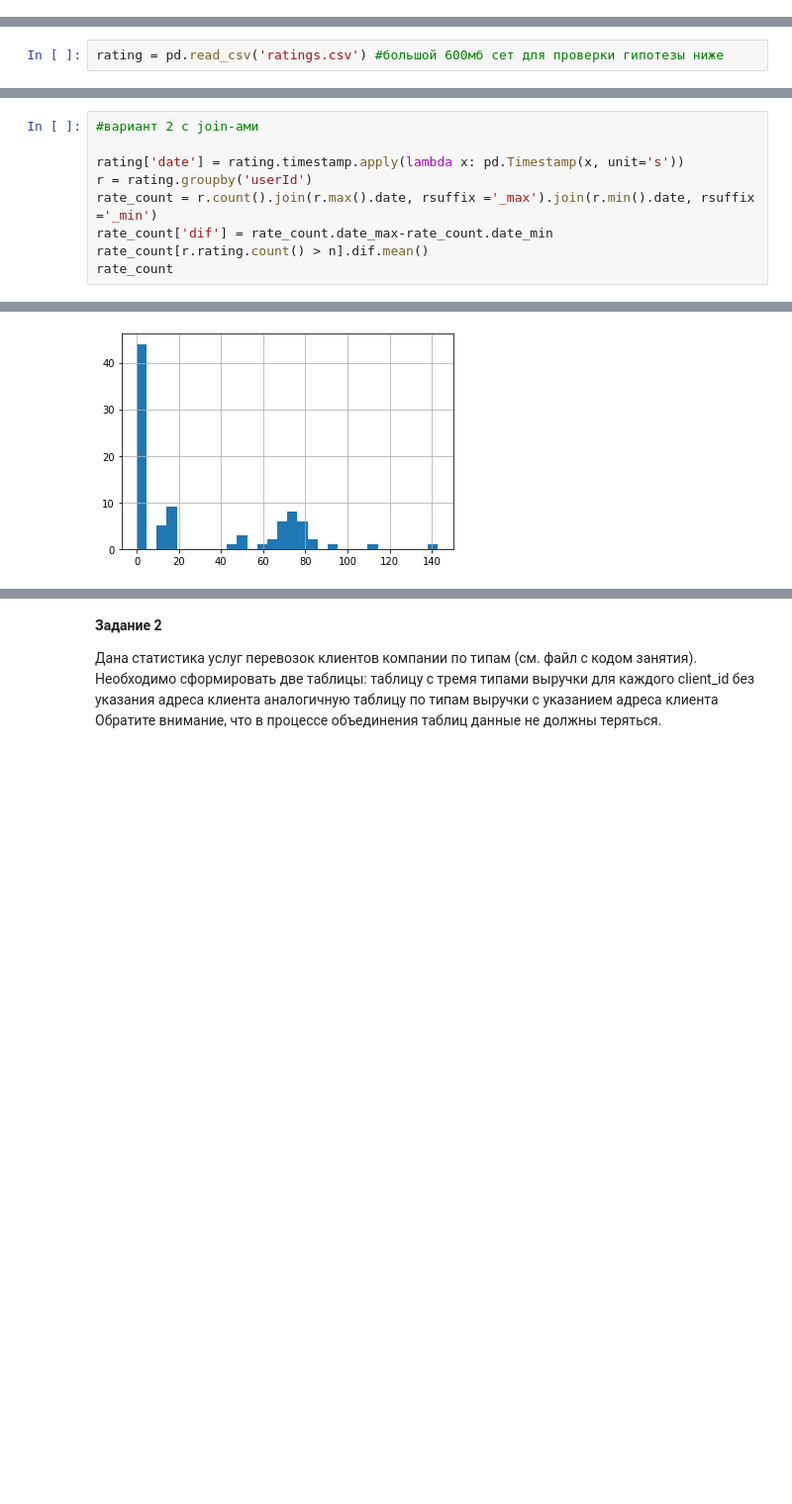
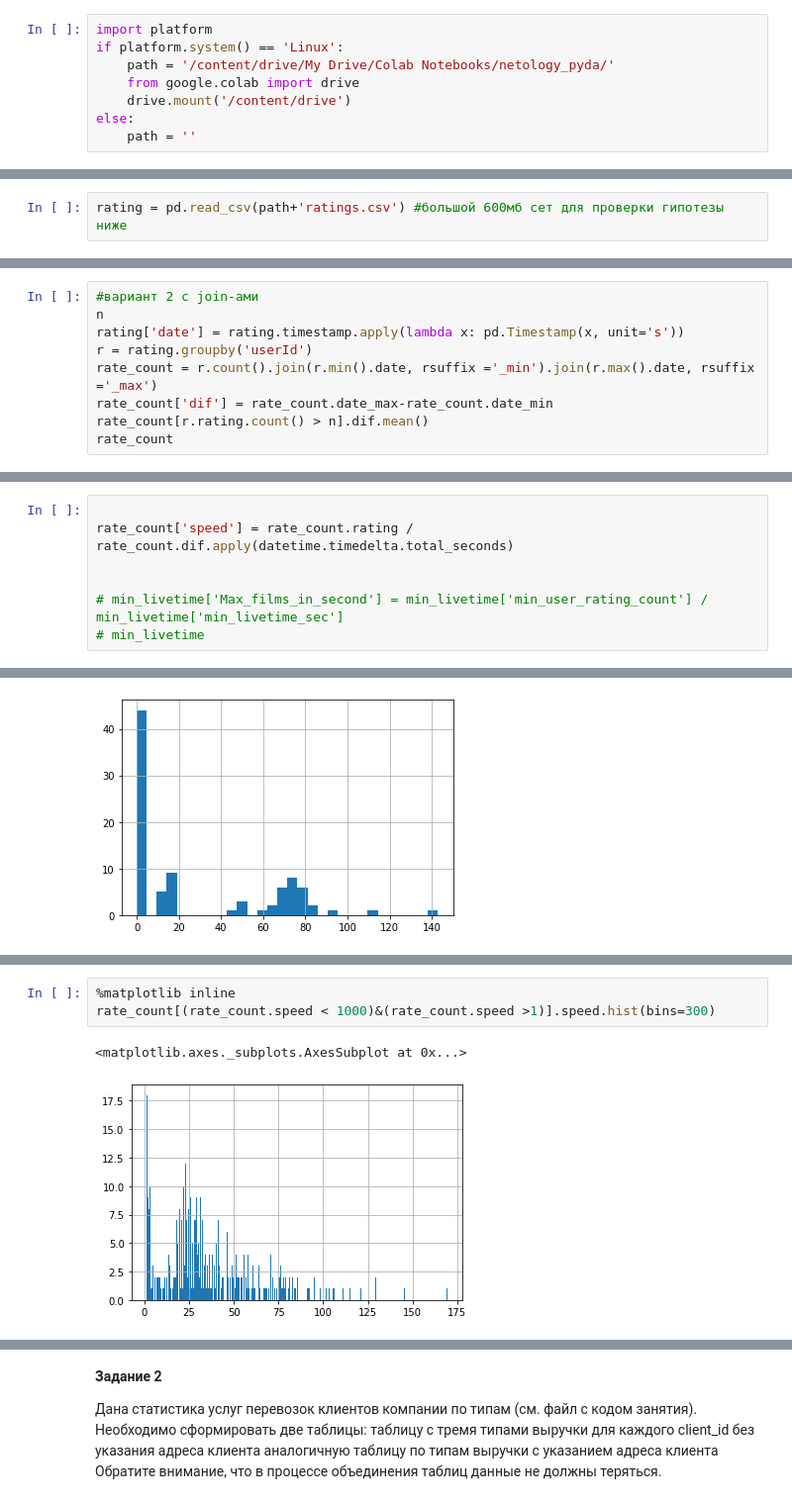
Before and after one commit to AlexeyUdod/netology_pyda, a Jupyter notebook: hw13.ipynb, the cells around one changed output, grey strips where cells are left out. Shown at 99% size. Saved outputs shown, nothing was run; the diff lists cells and outputs as text; blank space fills up the shorter version.

```diff
--- a/hw13.ipynb
+++ b/hw13.ipynb
@@ -2,3 +2,11 @@
 **Задание 1**
 
 Используйте файл с оценками фильмов ml-latest-small/ratings.csv. Посчитайте среднее время жизни пользователей, которые выставили более 100 оценок. Под временем жизни понимается разница между максимальным и минимальным значением столбца timestamp для данного значения userId.
+# %%
+import platform
+if platform.system() == 'Linux':
+    path = '/content/drive/My Drive/Colab Notebooks/netology_pyda/'
+    from google.colab import drive
+    drive.mount('/content/drive')
+else:
+    path = ''
@@ -8,7 +22,7 @@ import datetime
 # %%
 rating = pd.read_csv('ml-latest-small/ratings.csv')
 # %%
-rating = pd.read_csv('ratings.csv') #большой 600мб сет для проверки гипотезы ниже
+rating = pd.read_csv(path+'ratings.csv') #большой 600мб сет для проверки гипотезы ниже
 # %%
 #вариант 1 (забыл про join-ы)
 g = rating.groupby('userId')
@@ -19,10 +33,10 @@ print(f"""Среднее время жизни пользователей с б
 Среднее время жизни пользователей с более 100 оценками 494 days 04:25:49
 # %%
 #вариант 2 с join-ами
-
+n
 rating['date'] = rating.timestamp.apply(lambda x: pd.Timestamp(x, unit='s'))
 r = rating.groupby('userId')
-rate_count = r.count().join(r.max().date, rsuffix ='_max').join(r.min().date, rsuffix ='_min')
+rate_count = r.count().join(r.min().date, rsuffix ='_min').join(r.max().date, rsuffix ='_max')
 rate_count['dif'] = rate_count.date_max-rate_count.date_min
 rate_count[r.rating.count() > n].dif.mean()
 rate_count
@@ -73,3 +102,10 @@ min_livetime
 | 88 | 9800 | 120366662.0 | 0.000081 |
 | 89 | 9900 | 120366662.0 | 0.000082 |
 90 rows × 3 columns
+# %%
+
+rate_count['speed'] = rate_count.rating / rate_count.dif.apply(datetime.timedelta.total_seconds)
+
+
+# min_livetime['Max_films_in_second'] = min_livetime['min_user_rating_count'] / min_livetime['min_livetime_sec']
+# min_livetime
@@ -82 +152,7 @@ min_livetime['Max_films_in_second'].hist(bins=30)
+# %%
+%matplotlib inline
+rate_count[(rate_count.speed < 1000)&(rate_count.speed >1)].speed.hist(bins=300)
+# %% [output]
+<matplotlib.axes._subplots.AxesSubplot at 0x...>
+[figure, added]
 # %% [markdown]
```
Also changed, not shown: parts of 5 cells of this notebook.
